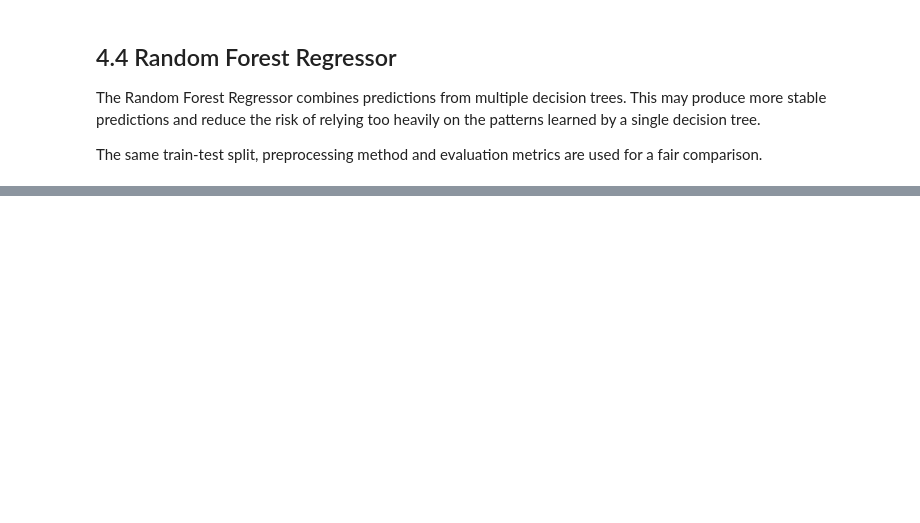
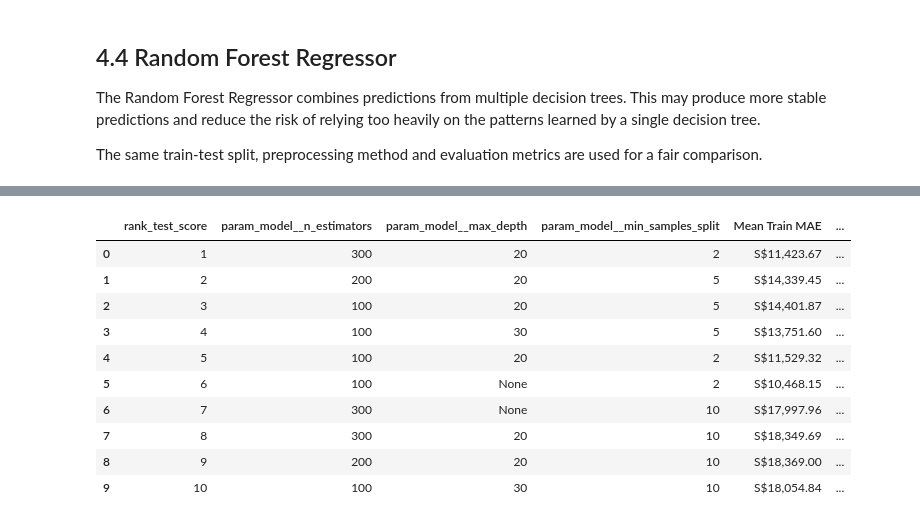
Before and after one commit to zephen1234/mldp-project, a Jupyter notebook: MLDP Program Codes Submission .ipynb, the cells around one changed output, grey strips where cells are left out. Drawn from its saved outputs; the diff is of its cells as text; code cells hidden in the pictures; blank space fills up the shorter version.

```diff
--- a/MLDP Program Codes Submission .ipynb
+++ b/MLDP Program Codes Submission .ipynb
@@ -1008,0 +1225,68 @@ Best cross-validation MAE: S$27,473.50
+# %%
+from sklearn.model_selection import RandomizedSearchCV
+
+rf_tuning_pipeline = Pipeline([
+    ('preprocessor', clone(preprocessor)),
+    ('model', RandomForestRegressor(
+        random_state=42,
+        n_jobs=1
+    ))
+])
+
+# No more than three values are supplied for each hyperparameter
+param_distributions = {
+    'model__n_estimators': [100, 200, 300],
+    'model__max_depth': [None, 20, 30],
+    'model__min_samples_split': [2, 5, 10]
+}
+
+random_search = RandomizedSearchCV(
+    estimator=rf_tuning_pipeline,
+    param_distributions=param_distributions,
+    n_iter=10,
+    scoring='neg_mean_absolute_error',
+    cv=3,
+    random_state=42,
+    n_jobs=-1,
+    verbose=1,
+    return_train_score=True
+)
+
+random_search.fit(X_train, y_train)
+
+print("Best parameters:")
+print(random_search.best_params_)
+print(f"Best cross-validation MAE: S${-random_search.best_score_:,.2f}")
+
+# Detailed evidence for every tested parameter combination
+cv_results_df = pd.DataFrame(random_search.cv_results_)
+cv_comparison = cv_results_df[[
+    'rank_test_score',
+    'param_model__n_estimators',
+    'param_model__max_depth',
+    'param_model__min_samples_split',
+    'mean_train_score',
+    'mean_test_score',
+    'std_test_score'
+]].copy()
+
+cv_comparison['Mean Train MAE'] = -cv_comparison['mean_train_score']
+cv_comparison['Mean CV MAE'] = -cv_comparison['mean_test_score']
+cv_comparison['CV MAE Std'] = cv_comparison['std_test_score']
+
+cv_comparison = (
+    cv_comparison.drop(
+        columns=['mean_train_score', 'mean_test_score', 'std_test_score']
+    )
+    .sort_values('rank_test_score')
+    .reset_index(drop=True)
+)
+
+display(
+    cv_comparison.style.format({
+        'Mean Train MAE': 'S${:,.2f}',
+        'Mean CV MAE': 'S${:,.2f}',
+        'CV MAE Std': 'S${:,.2f}'
+    })
+)
+# %% [output]
@@ -1009 +1297,12 @@ Best cross-validation MAE: S$27,473.50
+|  | rank_test_score | param_model__n_estimators | param_model__max_depth | param_model__min_samples_split | Mean Train MAE | ... |
+| 0 | 1 | 300 | 20 | 2 | S$11,423.67 | ... |
+| 1 | 2 | 200 | 20 | 5 | S$14,339.45 | ... |
+| 2 | 3 | 100 | 20 | 5 | S$14,401.87 | ... |
+| 3 | 4 | 100 | 30 | 5 | S$13,751.60 | ... |
+| 4 | 5 | 100 | 20 | 2 | S$11,529.32 | ... |
+| 5 | 6 | 100 | None | 2 | S$10,468.15 | ... |
+| 6 | 7 | 300 | None | 10 | S$17,997.96 | ... |
+| 7 | 8 | 300 | 20 | 10 | S$18,349.69 | ... |
+| 8 | 9 | 200 | 20 | 10 | S$18,369.00 | ... |
+| 9 | 10 | 100 | 30 | 10 | S$18,054.84 | ... |
 # %%
```
Also changed, not shown: parts of 55 cells of this notebook.
